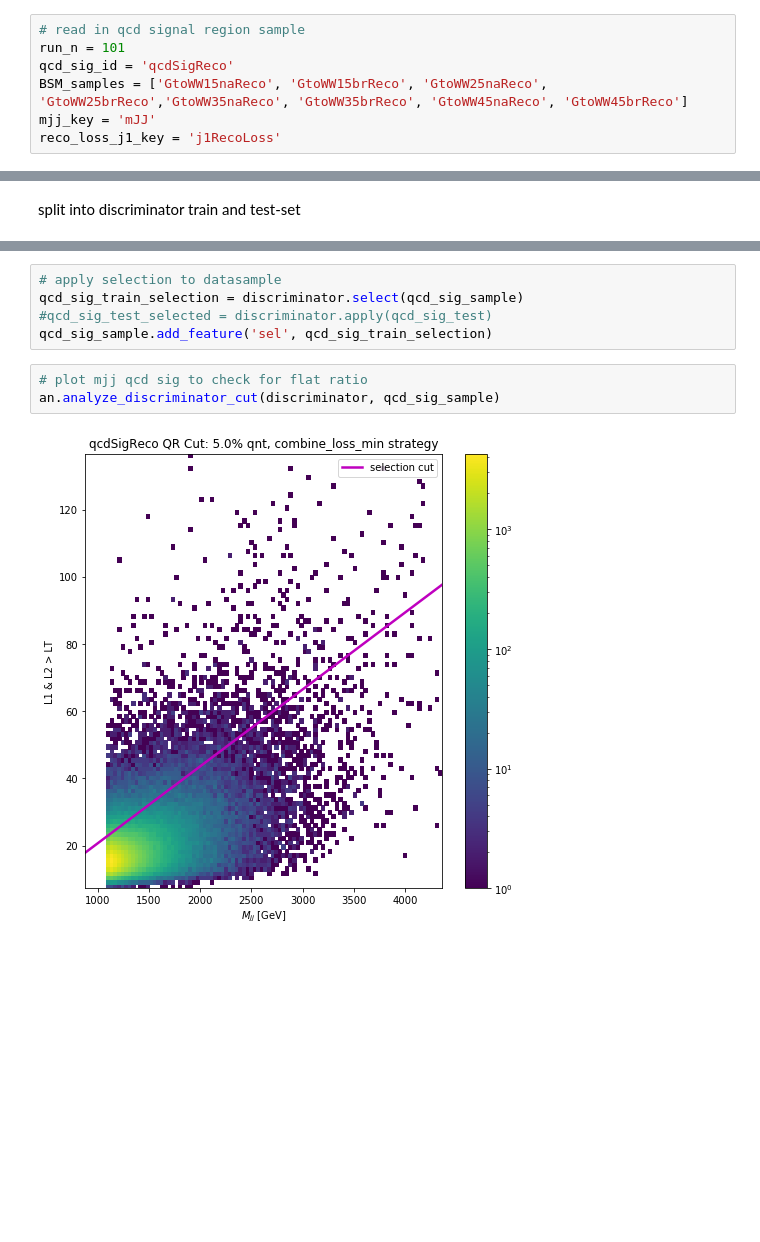
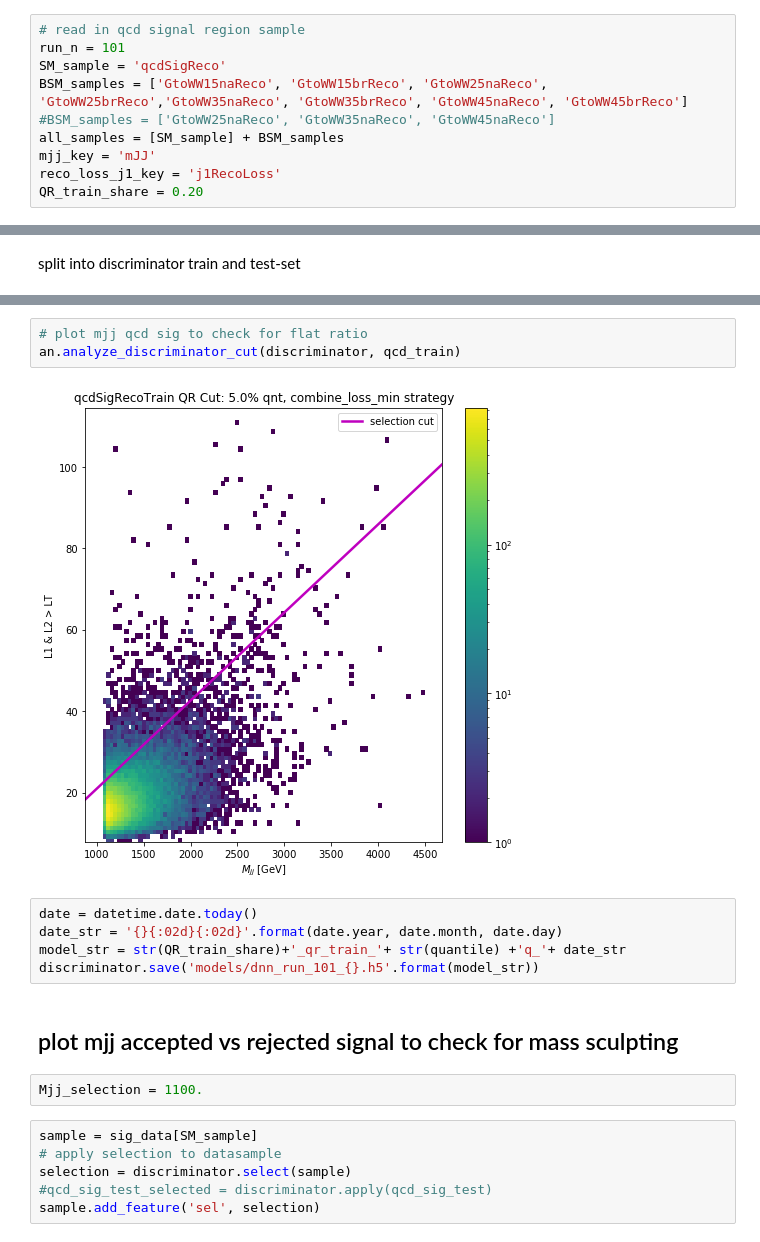
Before and after one commit to kingusiu/dadrah, a Jupyter notebook: main.ipynb, the cells around one changed output, grey strips where cells are left out. Saved outputs shown, nothing was run; the diff lists cells and outputs as text; blank space fills up the shorter version.

```diff
--- a/main.ipynb
+++ b/main.ipynb
@@ -11,8 +12,11 @@ Welcome to JupyROOT 6.18/04
 # %%
 # read in qcd signal region sample
 run_n = 101
-qcd_sig_id = 'qcdSigReco'
+SM_sample = 'qcdSigReco'
 BSM_samples = ['GtoWW15naReco', 'GtoWW15brReco', 'GtoWW25naReco', 'GtoWW25brReco','GtoWW35naReco', 'GtoWW35brReco', 'GtoWW45naReco', 'GtoWW45brReco']
+#BSM_samples = ['GtoWW25naReco', 'GtoWW35naReco', 'GtoWW45naReco']
+all_samples = [SM_sample] + BSM_samples
 mjj_key = 'mJJ'
 reco_loss_j1_key = 'j1RecoLoss'
+QR_train_share = 0.20
 # %%
@@ -64,10 +72,20 @@ Epoch 10/10
+# %%
+# plot mjj qcd sig to check for flat ratio
+an.analyze_discriminator_cut(discriminator, qcd_train)
+# %% [output]
+[figure, added]
+# %%
+date = datetime.date.today()
+date_str = '{}{:02d}{:02d}'.format(date.year, date.month, date.day)
+model_str = str(QR_train_share)+'_qr_train_'+ str(quantile) +'q_'+ date_str
+discriminator.save('models/dnn_run_101_{}.h5'.format(model_str))
+# %% [markdown]
+## plot mjj accepted vs rejected signal to check for mass sculpting
+# %%
+Mjj_selection = 1100.
 # %%
+sample = sig_data[SM_sample]
 # apply selection to datasample
-qcd_sig_train_selection = discriminator.select(qcd_sig_sample)
+selection = discriminator.select(sample)
 #qcd_sig_test_selected = discriminator.apply(qcd_sig_test)
-qcd_sig_sample.add_feature('sel', qcd_sig_train_selection)
+sample.add_feature('sel', selection)
-# %%
-# plot mjj qcd sig to check for flat ratio
-an.analyze_discriminator_cut(discriminator, qcd_sig_sample)
-# %% [output]
-[figure, removed]
```
Also changed, not shown: parts of 15 cells of this notebook, 3 other files.
